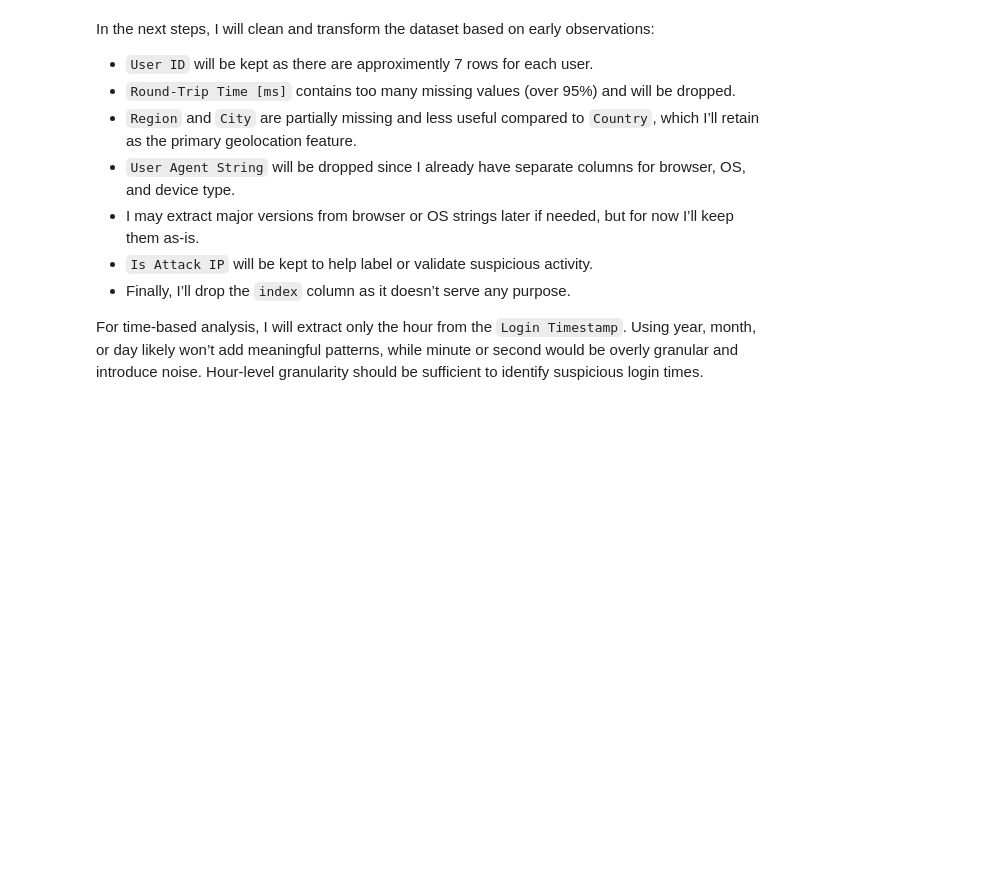
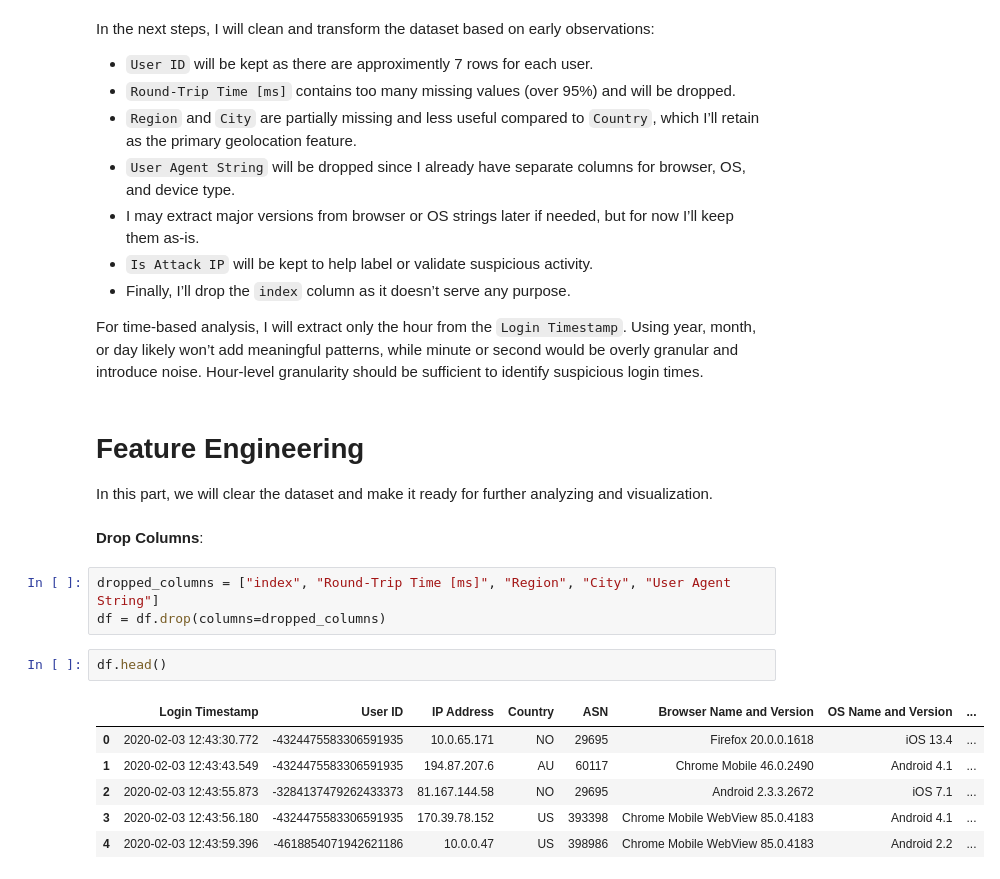
Before and after one commit to otuemre/ML-SIEM, a Jupyter notebook: notebooks/01_EDA.ipynb, the cells around one changed output. Saved outputs shown, nothing was run; the diff lists cells and outputs as text; blank space fills up the shorter version.

Commit message:
Finish Feature Engineering

```diff
--- a/notebooks/01_EDA.ipynb
+++ b/notebooks/01_EDA.ipynb
@@ -146,3 +131,21 @@ In the next steps, I will clean and transform the dataset based on early observa
 * Finally, I’ll drop the `index` column as it doesn’t serve any purpose.
 
 For time-based analysis, I will extract only the hour from the `Login Timestamp`. Using year, month, or day likely won’t add meaningful patterns, while minute or second would be overly granular and introduce noise. Hour-level granularity should be sufficient to identify suspicious login times.
+# %% [markdown]
+# Feature Engineering
+
+In this part, we will clear the dataset and make it ready for further analyzing and visualization.
+# %% [markdown]
+**Drop Columns**:
+# %%
+dropped_columns = ["index", "Round-Trip Time [ms]", "Region", "City", "User Agent String"]
+df = df.drop(columns=dropped_columns)
+# %%
+df.head()
+# %% [output]
+|  | Login Timestamp | User ID | IP Address | Country | ASN | Browser Name and Version | OS Name and Version | ... |
+| 0 | 2020-02-03 12:43:30.772 | -4324475583306591935 | 10.0.65.171 | NO | 29695 | Firefox 20.0.0.1618 | iOS 13.4 | ... |
+| 1 | 2020-02-03 12:43:43.549 | -4324475583306591935 | 194.87.207.6 | AU | 60117 | Chrome Mobile 46.0.2490 | Android 4.1 | ... |
+| 2 | 2020-02-03 12:43:55.873 | -3284137479262433373 | 81.167.144.58 | NO | 29695 | Android 2.3.3.2672 | iOS 7.1 | ... |
+| 3 | 2020-02-03 12:43:56.180 | -4324475583306591935 | 170.39.78.152 | US | 393398 | Chrome Mobile WebView 85.0.4183 | Android 4.1 | ... |
+| 4 | 2020-02-03 12:43:59.396 | -4618854071942621186 | 10.0.0.47 | US | 398986 | Chrome Mobile WebView 85.0.4183 | Android 2.2 | ... |
```
Also changed, not shown: parts of 29 cells of this notebook.
